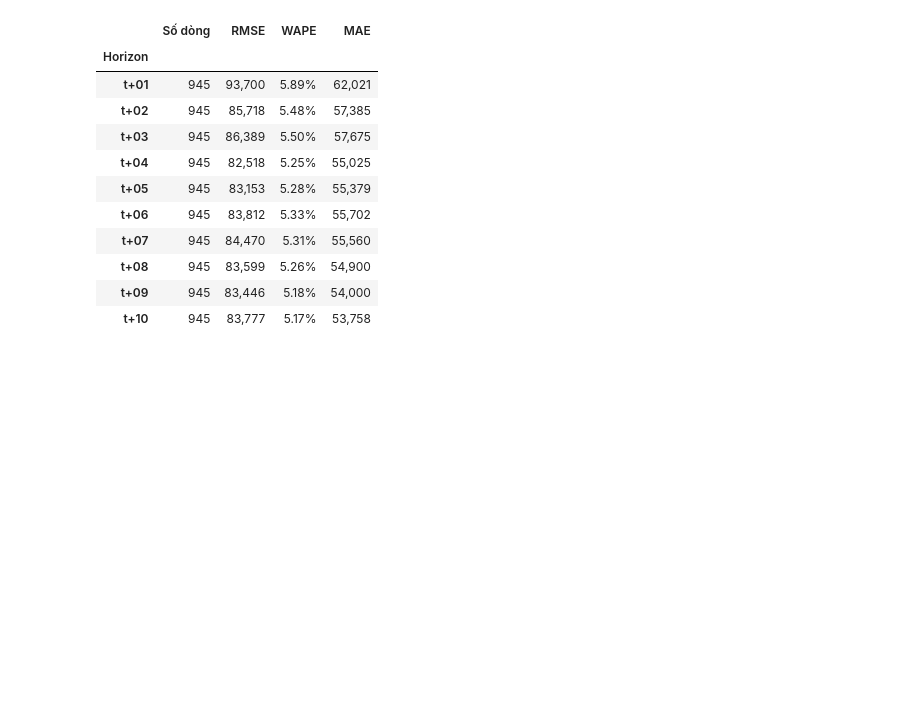
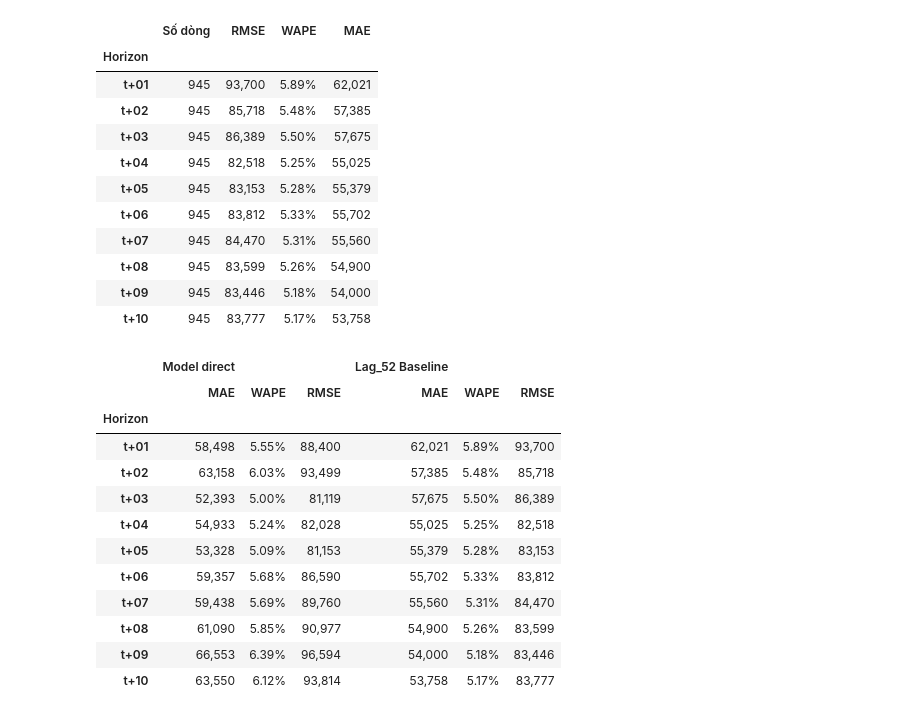
Before and after one commit to AIVIETNAM-AIO-trungcan/AIO_Conquer_Module3_PorscheClub, a Jupyter notebook: notebooks/viet/multi_step/direct_way/direct_multimodel_rf.ipynb, the cells around one changed output. Drawn from its saved outputs; the diff is of its cells as text; code cells hidden in the pictures; blank space fills up the shorter version.

```diff
--- a/notebooks/viet/multi_step/direct_way/direct_multimodel_rf.ipynb
+++ b/notebooks/viet/multi_step/direct_way/direct_multimodel_rf.ipynb
@@ -355,0 +417,25 @@ print(f"{MODEL_NAME}: {cmp['WAPE'].mean():.2%} | Naive-52: {cmp['WAPE_naive52'].
+# %%
+comparison_df = pd.concat(
+    [
+        summary_df[["MAE", "WAPE", "RMSE"]],
+        df_lag52_summary[["MAE", "WAPE", "RMSE"]],
+    ],
+    axis=1,
+    keys=["Model direct", "Lag_52 Baseline"],
+)
+
+display(comparison_df)
+# %% [output]
+|  | Model direct |  |  | Lag_52 Baseline |  |  |
+|  | MAE | WAPE | RMSE | MAE | WAPE | RMSE |
+| Horizon |  |  |  |  |  |  |
+| t+01 | 58,498 | 5.55% | 88,400 | 62,021 | 5.89% | 93,700 |
+| t+02 | 63,158 | 6.03% | 93,499 | 57,385 | 5.48% | 85,718 |
+| t+03 | 52,393 | 5.00% | 81,119 | 57,675 | 5.50% | 86,389 |
+| t+04 | 54,933 | 5.24% | 82,028 | 55,025 | 5.25% | 82,518 |
+| t+05 | 53,328 | 5.09% | 81,153 | 55,379 | 5.28% | 83,153 |
+| t+06 | 59,357 | 5.68% | 86,590 | 55,702 | 5.33% | 83,812 |
+| t+07 | 59,438 | 5.69% | 89,760 | 55,560 | 5.31% | 84,470 |
+| t+08 | 61,090 | 5.85% | 90,977 | 54,900 | 5.26% | 83,599 |
+| t+09 | 66,553 | 6.39% | 96,594 | 54,000 | 5.18% | 83,446 |
+| t+10 | 63,550 | 6.12% | 93,814 | 53,758 | 5.17% | 83,777 |
```
Also changed, not shown: parts of 5 cells of this notebook, 1 other file.
